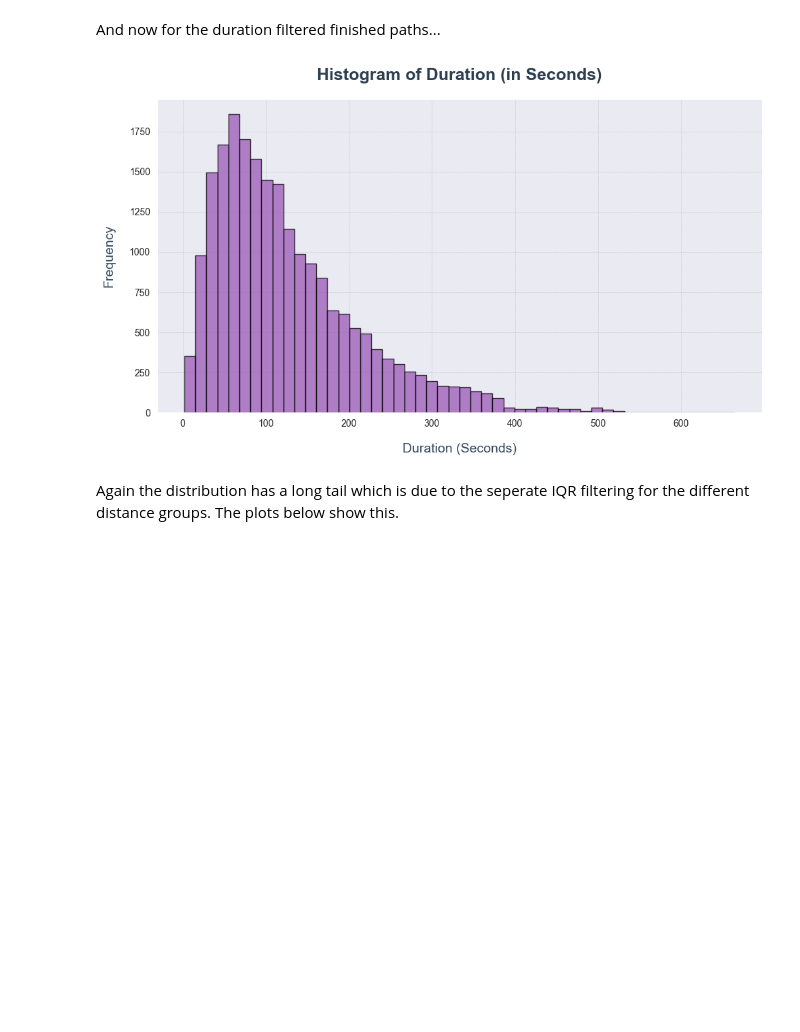
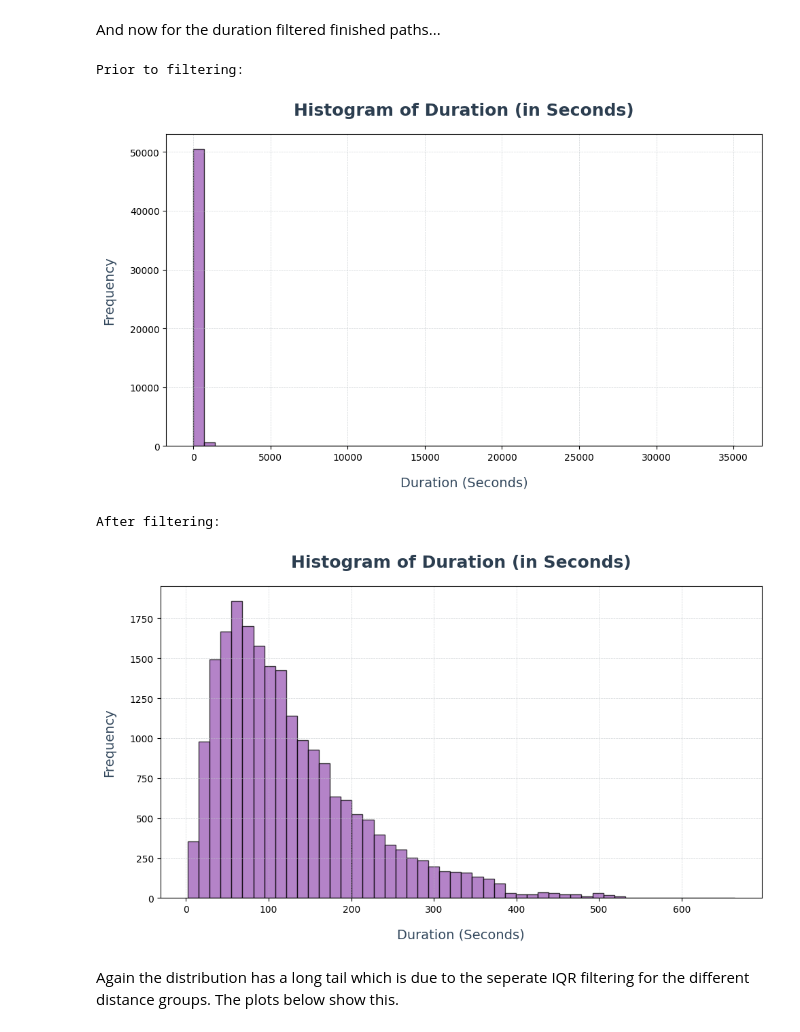
Before and after one commit to epfl-ada/ada-2024-project-adaholiks, a Jupyter notebook: Notebook_P3v2.ipynb, the cells around one changed output. Drawn from its saved outputs; the diff is of its cells as text; code cells hidden in the pictures; blank space fills up the shorter version.

```diff
--- a/Notebook_P3v2.ipynb
+++ b/Notebook_P3v2.ipynb
@@ -249,9 +220,17 @@ plot_by_distance(length_filt_finished_paths, 'simplified_path_length', x_label='
 # %% [markdown]
 And now for the duration filtered finished paths...
-# %%
-plot_duration_histogram(time_filt_finished_paths, bins=50)
-# %% [output]
-[figure, removed]
+# %%
+print("Prior to filtering:")
+plot_duration_histogram(finished_paths, bins=50)
+
+# And post filtering
+print("After filtering:")
+plot_duration_histogram(time_filt_finished_paths, bins=50)
+# %% [output]
+Prior to filtering:
+[figure, added]
+After filtering:
+[figure, added]
 # %% [markdown]
 Again the distribution has a long tail which is due to the seperate IQR filtering for the different distance groups. The plots below show this.
 # %%
```
Also changed, not shown: parts of 45 cells of this notebook, 4 other files.
